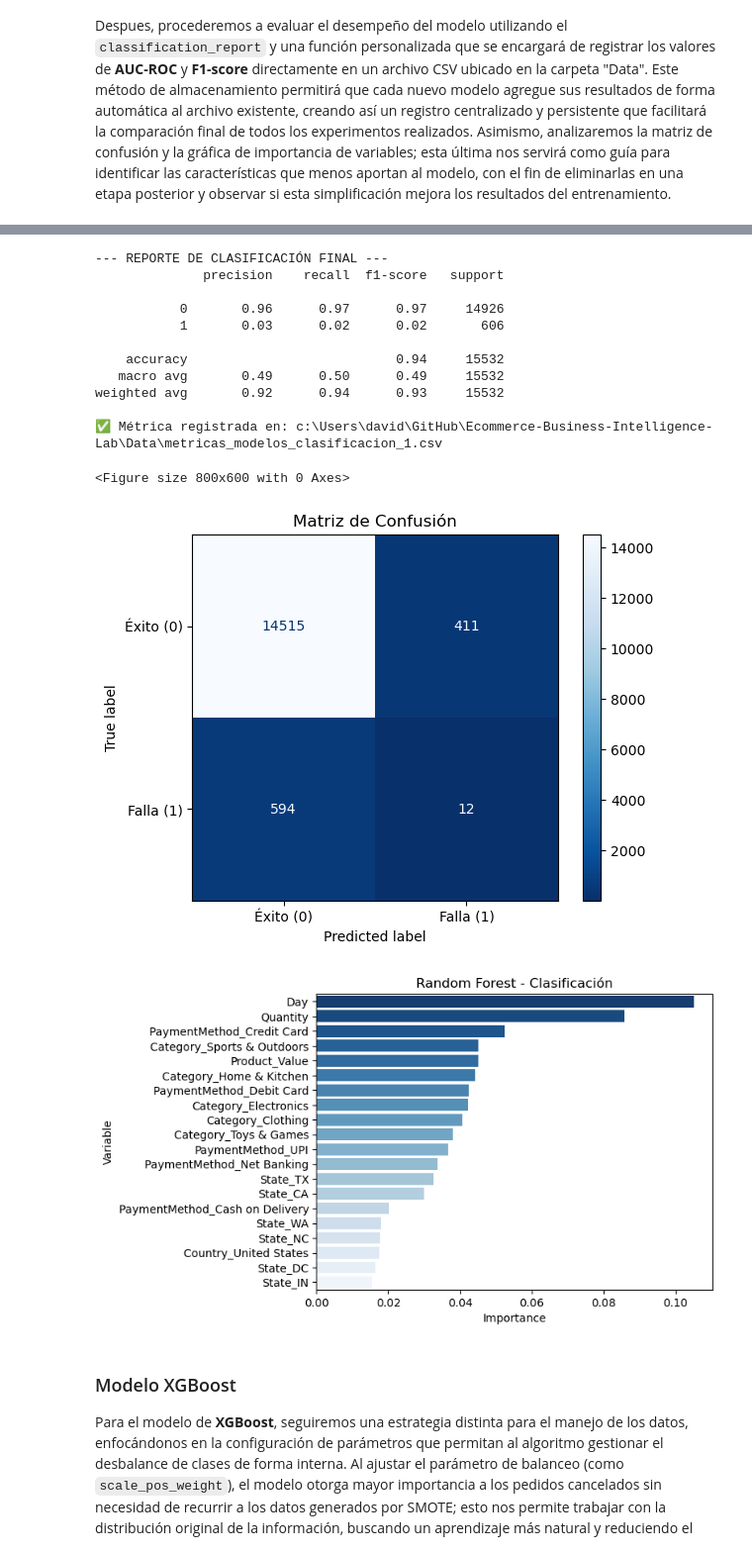
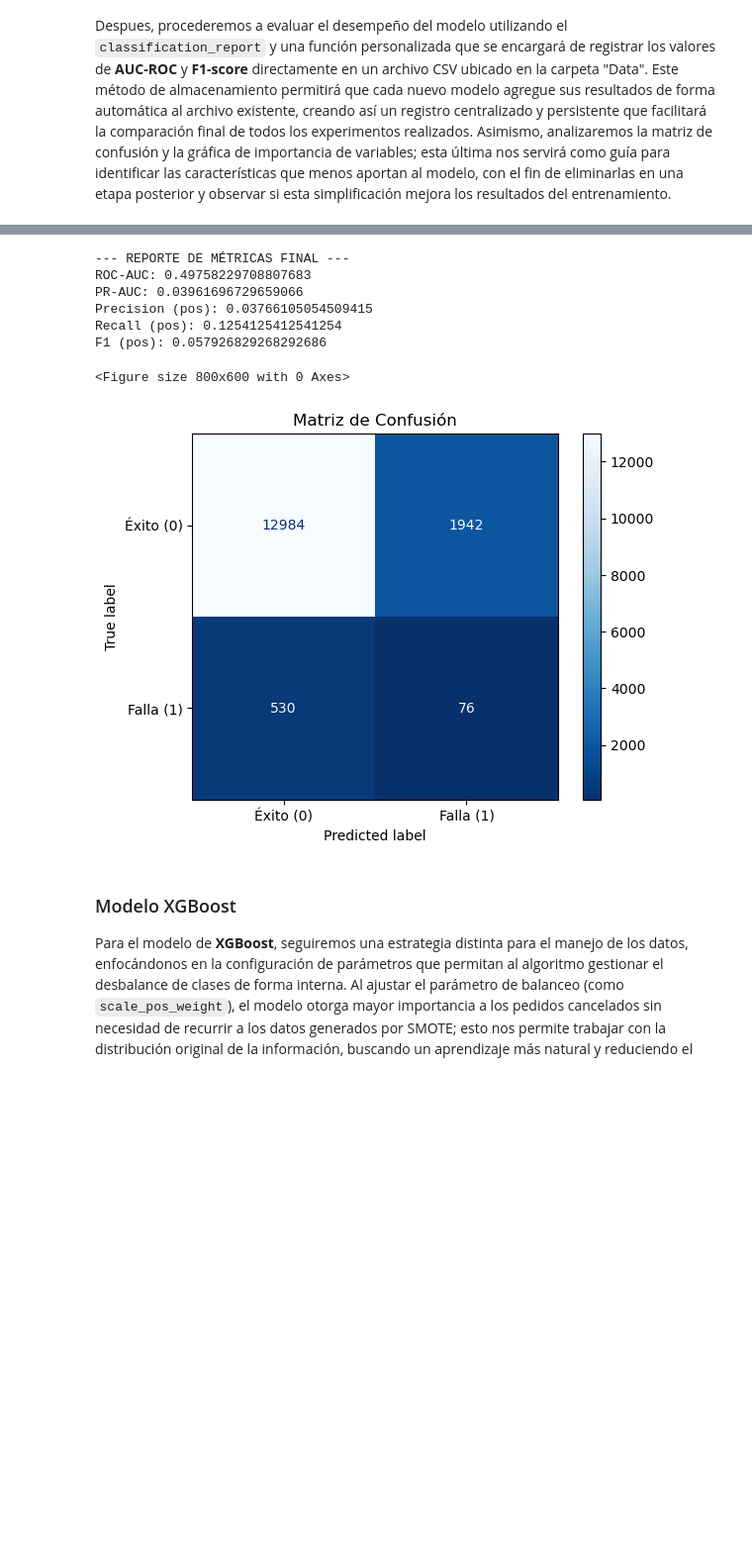
Before and after one commit to AlejandroSegura24/Ecommerce-Business-Intelligence-Lab, a Jupyter notebook: Notebooks/Experiment question 1/02 Models Benchmarking Cancelled vs Delivered.ipynb, the cells around one changed output, grey strips where cells are left out. Shown at 99% size. Drawn from its saved outputs; the diff is of its cells as text; code cells hidden in the pictures; blank space fills up the shorter version.

```diff
--- a/Notebooks/Experiment question 1/02 Models Benchmarking Cancelled vs Delivered.ipynb
+++ b/Notebooks/Experiment question 1/02 Models Benchmarking Cancelled vs Delivered.ipynb
@@ -71,13 +85,10 @@ df_model['Product_Value'] = df_model['Product_Value'].astype(int)
 # %%
-encoder = OneHotEncoder(handle_unknown='ignore', sparse_output=False, drop='first')
-categorical_cols = ['Country', 'PaymentMethod', 'State', 'Category']
-numeric_features = ['target','Product_Value', 'Day', 'Quantity']
+cat_cols = ['Country', 'PaymentMethod', 'Category']
+num_cols = ['Product_Value', 'Day', 'Quantity', 'UnitPrice']
 
-encoded_data = encoder.fit_transform(df_model[categorical_cols])
-enconded_df = pd.DataFrame(encoded_data, columns=encoder.get_feature_names_out(categorical_cols),index=df_model.index)
-
-final_df = pd.concat(
-    [enconded_df, df_model[numeric_features]],
-    axis=1
+preprocess = ColumnTransformer(
+    transformers=[
+        ('cat', OneHotEncoder(handle_unknown='ignore', sparse_output=True), cat_cols),
+        ('num', 'passthrough', num_cols)
+    ]
 )
-final_df.shape
@@ -144,43 +140,39 @@ Mejores parámetros: {'max_depth': None, 'min_samples_split': 5, 'n_estimators':
 # %%
-best_rf = grid_search.best_estimator_
+print("--- REPORTE DE MÉTRICAS FINAL ---")
+y_probs = best_rf.predict_proba(X_test)[:, 1]
+y_pred = (y_probs >= 0.5).astype(int)
 
-# Predecimos sobre el set de prueba para evaluar el rendimiento real
-y_pred = best_rf.predict(X_test)
-
-print("--- REPORTE DE CLASIFICACIÓN FINAL ---")
-print(classification_report(y_test, y_pred))
-evaluar_y_guardar_csv(best_rf, X_test, y_test, 'RandomForest v1.0', nombre_archivo='metricas_modelos_clasificacion_1.csv')
+print("ROC-AUC:", roc_auc_score(y_test, y_probs))
+print("PR-AUC:", average_precision_score(y_test, y_probs))
+print("Precision (pos):", precision_score(y_test, y_pred))
+print("Recall (pos):", recall_score(y_test, y_pred))
+print("F1 (pos):", f1_score(y_test, y_pred))
+# evaluar_y_guardar_csv(best_rf, X_test, y_test, 'RandomForest v6.0', nombre_archivo='metricas_modelos_clasificacion_1.csv')
 
 plt.figure(figsize=(8, 6))
 cm = confusion_matrix(y_test, y_pred)
 disp = ConfusionMatrixDisplay(confusion_matrix=cm, display_labels=['Éxito (0)', 'Falla (1)'])
 disp.plot(cmap='Blues_r', values_format='d')
 plt.title('Matriz de Confusión')
 plt.show()
 
-importances_clf = pd.DataFrame({
-    'Variable': X.columns,
-    'Importance': best_rf.feature_importances_
-}).sort_values(by="Importance", ascending=False)
+# importances_clf = pd.DataFrame({
+#     'Variable': X.columns,
+#     'Importance': best_rf.feature_importances_
+# }).sort_values(by="Importance", ascending=False)
 
-sns.barplot( data=importances_clf.head(20), x='Importance', y='Variable', hue = 'Variable', palette='Blues_r')
-plt.title('Random Forest - Clasificación')
-plt.show()
+# sns.barplot( data=importances_clf.head(20), x='Importance', y='Variable', hue = 'Variable', palette='Blues_r')
+# plt.title('Random Forest - Clasificación')
+# plt.show()
 # %% [output]
---- REPORTE DE CLASIFICACIÓN FINAL ---
-              precision    recall  f1-score   support
-
-           0       0.96      0.97      0.97     14926
-           1       0.03      0.02      0.02       606
-
-    accuracy                           0.94     15532
-   macro avg       0.49      0.50      0.49     15532
-weighted avg       0.92      0.94      0.93     15532
-
-✅ Métrica registrada en: c:\Users\david\GitHub\Ecommerce-Business-Intelligence-Lab\Data\metricas_modelos_clasificacion_1.csv
+--- REPORTE DE MÉTRICAS FINAL ---
+ROC-AUC: 0.49758229708807683
+PR-AUC: 0.03961696729659066
+Precision (pos): 0.03766105054509415
+Recall (pos): 0.1254125412541254
+F1 (pos): 0.057926829268292686
 <Figure size 800x600 with 0 Axes>
-[figure, old version]
+[figure, new version]
-[figure, removed]
 # %% [markdown]
 ### Modelo XGBoost
 
```
Also changed, not shown: parts of 12 cells of this notebook, 1 other file.
